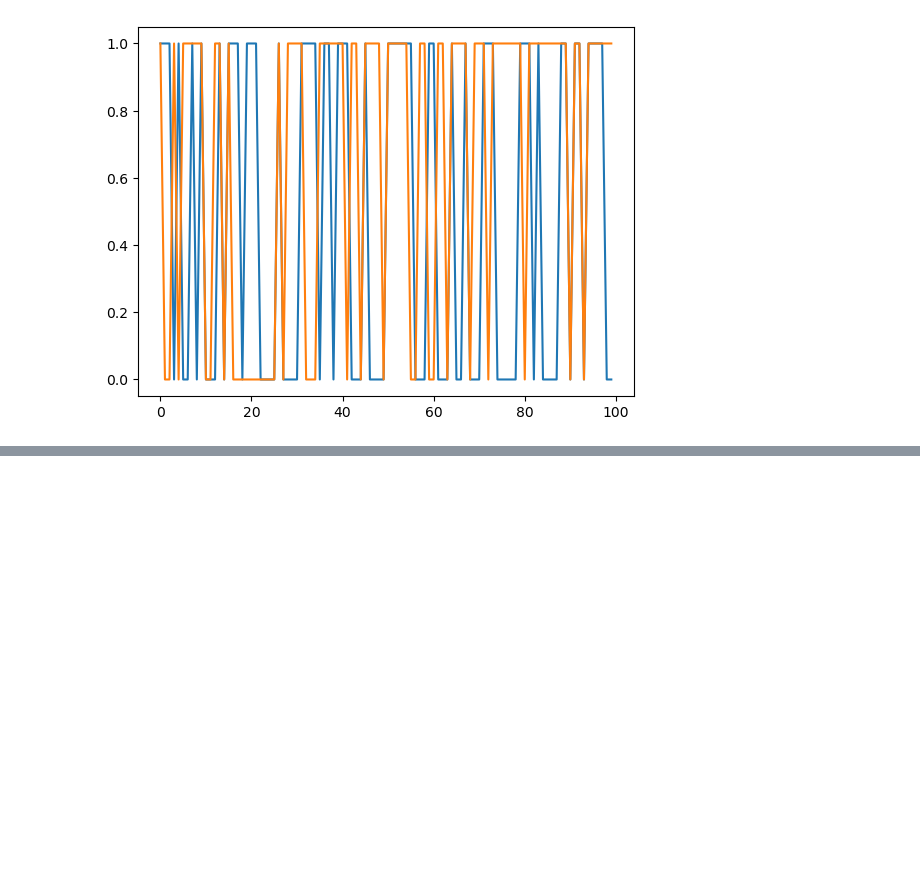
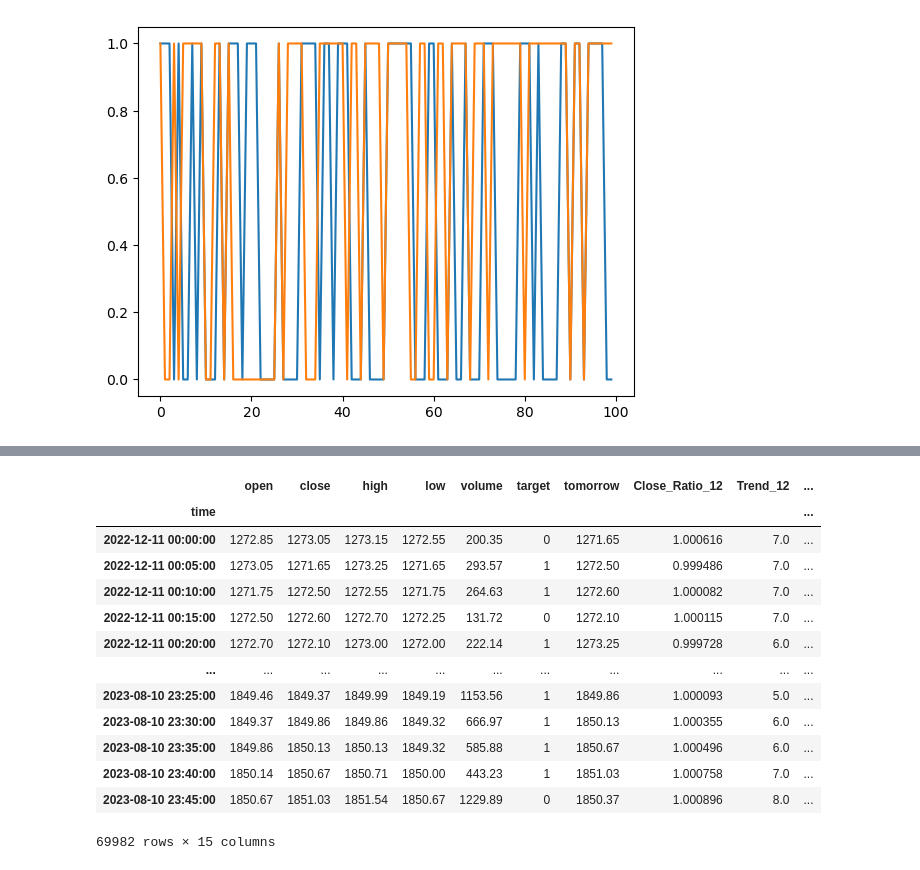
Before and after one commit to Farzad-ES/Crypto-Price-Forecasting, a Jupyter notebook: Time Series Forecaster.ipynb, the cells around one changed output, grey strips where cells are left out. Saved outputs shown, nothing was run; the diff lists cells and outputs as text; code cells hidden in the pictures; blank space fills up the shorter version.

```diff
--- a/Time Series Forecaster.ipynb
+++ b/Time Series Forecaster.ipynb
@@ -522 +522,18 @@ dataset_rf
+# %%
+dataset_rf.iloc[dataset_rf.shape[0]-69982:, :]
+# %% [output]
+|  | open | close | high | low | volume | target | tomorrow | Close_Ratio_12 | Trend_12 | ... |
+| time |  |  |  |  |  |  |  |  |  | ... |
+| 2022-12-11 00:00:00 | 1272.85 | 1273.05 | 1273.15 | 1272.55 | 200.35 | 0 | 1271.65 | 1.000616 | 7.0 | ... |
+| 2022-12-11 00:05:00 | 1273.05 | 1271.65 | 1273.25 | 1271.65 | 293.57 | 1 | 1272.50 | 0.999486 | 7.0 | ... |
+| 2022-12-11 00:10:00 | 1271.75 | 1272.50 | 1272.55 | 1271.75 | 264.63 | 1 | 1272.60 | 1.000082 | 7.0 | ... |
+| 2022-12-11 00:15:00 | 1272.50 | 1272.60 | 1272.70 | 1272.25 | 131.72 | 0 | 1272.10 | 1.000115 | 7.0 | ... |
+| 2022-12-11 00:20:00 | 1272.70 | 1272.10 | 1273.00 | 1272.00 | 222.14 | 1 | 1273.25 | 0.999728 | 6.0 | ... |
+| ... | ... | ... | ... | ... | ... | ... | ... | ... | ... | ... |
+| 2023-08-10 23:25:00 | 1849.46 | 1849.37 | 1849.99 | 1849.19 | 1153.56 | 1 | 1849.86 | 1.000093 | 5.0 | ... |
+| 2023-08-10 23:30:00 | 1849.37 | 1849.86 | 1849.86 | 1849.32 | 666.97 | 1 | 1850.13 | 1.000355 | 6.0 | ... |
+| 2023-08-10 23:35:00 | 1849.86 | 1850.13 | 1850.13 | 1849.32 | 585.88 | 1 | 1850.67 | 1.000496 | 6.0 | ... |
+| 2023-08-10 23:40:00 | 1850.14 | 1850.67 | 1850.71 | 1850.00 | 443.23 | 1 | 1851.03 | 1.000758 | 7.0 | ... |
+| 2023-08-10 23:45:00 | 1850.67 | 1851.03 | 1851.54 | 1850.67 | 1229.89 | 0 | 1850.37 | 1.000896 | 8.0 | ... |
+69982 rows × 15 columns
 # %%
```
Also changed, not shown: parts of 5 cells of this notebook.
